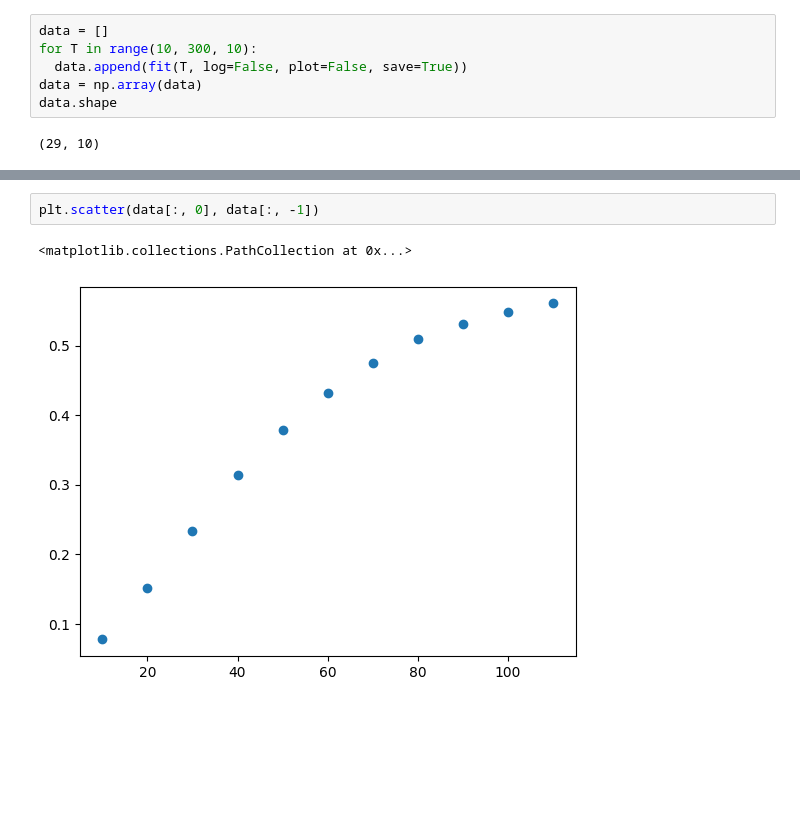
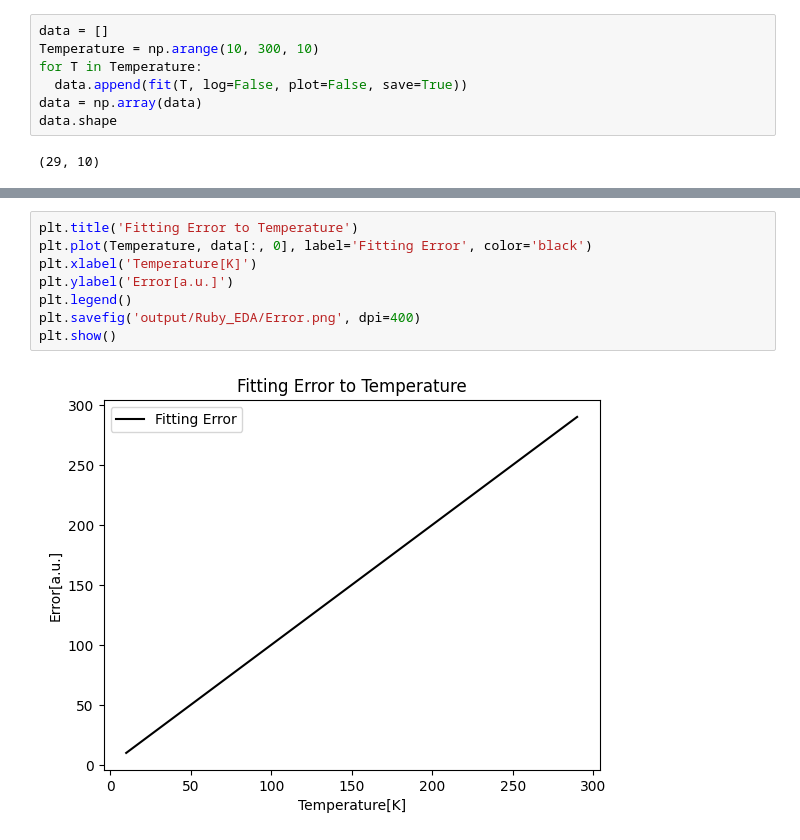
Before and after one commit to IntermidiatePhysicsExperiment/Photoluminescence, a Jupyter notebook: EDA/00_Ruby.ipynb, the cells around one changed output, grey strips where cells are left out. Saved outputs shown, nothing was run; the diff lists cells and outputs as text; blank space fills up the shorter version.

Commit message:
Ruby Done

```diff
--- a/EDA/00_Ruby.ipynb
+++ b/EDA/00_Ruby.ipynb
@@ -117,7 +117,8 @@ R2 : 0.97
  0.07669097530762123]
 # %%
 data = []
-for T in range(10, 300, 10):
+Temperature = np.arange(10, 300, 10)
+for T in Temperature:
   data.append(fit(T, log=False, plot=False, save=True))
 data = np.array(data)
 data.shape
@@ -150,5 +146,10 @@ plt.show()
-# %%
-plt.scatter(data[:, 0], data[:, -1])
-# %% [output]
-<matplotlib.collections.PathCollection at 0x...>
-[figure, removed]
+# %%
+plt.title('Fitting Error to Temperature')
+plt.plot(Temperature, data[:, 0], label='Fitting Error', color='black')
+plt.xlabel('Temperature[K]')
+plt.ylabel('Error[a.u.]')
+plt.legend()
+plt.savefig('output/Ruby_EDA/Error.png', dpi=400)
+plt.show()
+# %% [output]
+[figure, added]
```
Also changed, not shown: parts of 8 cells of this notebook, 7 other files.
